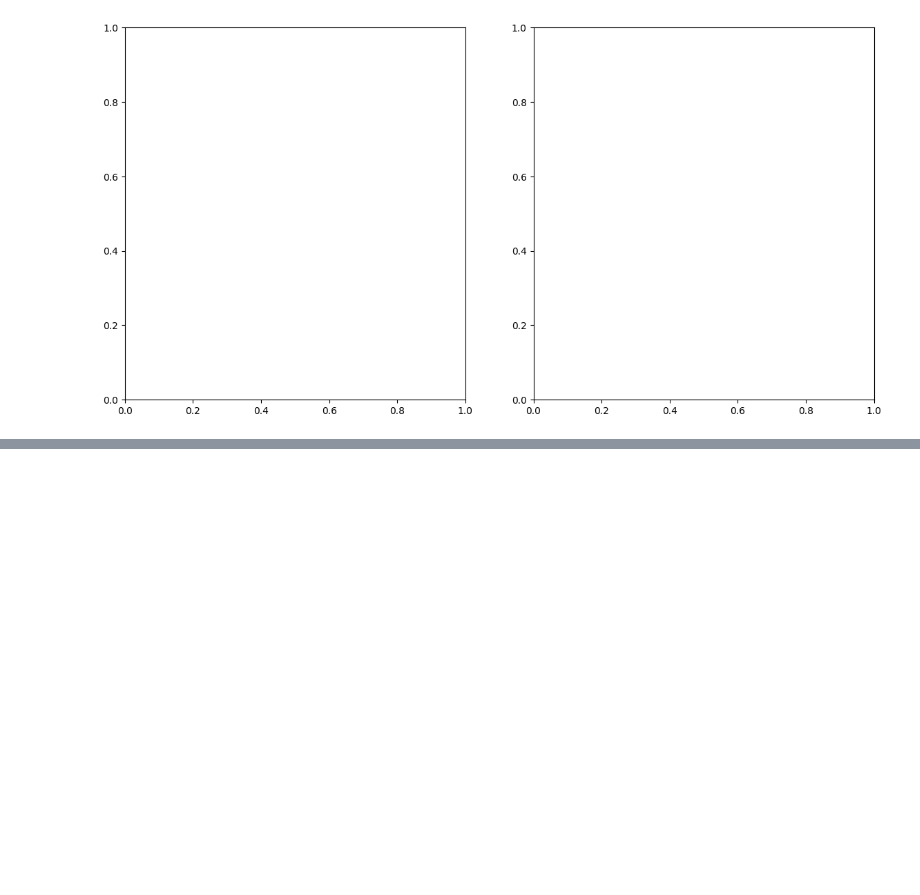
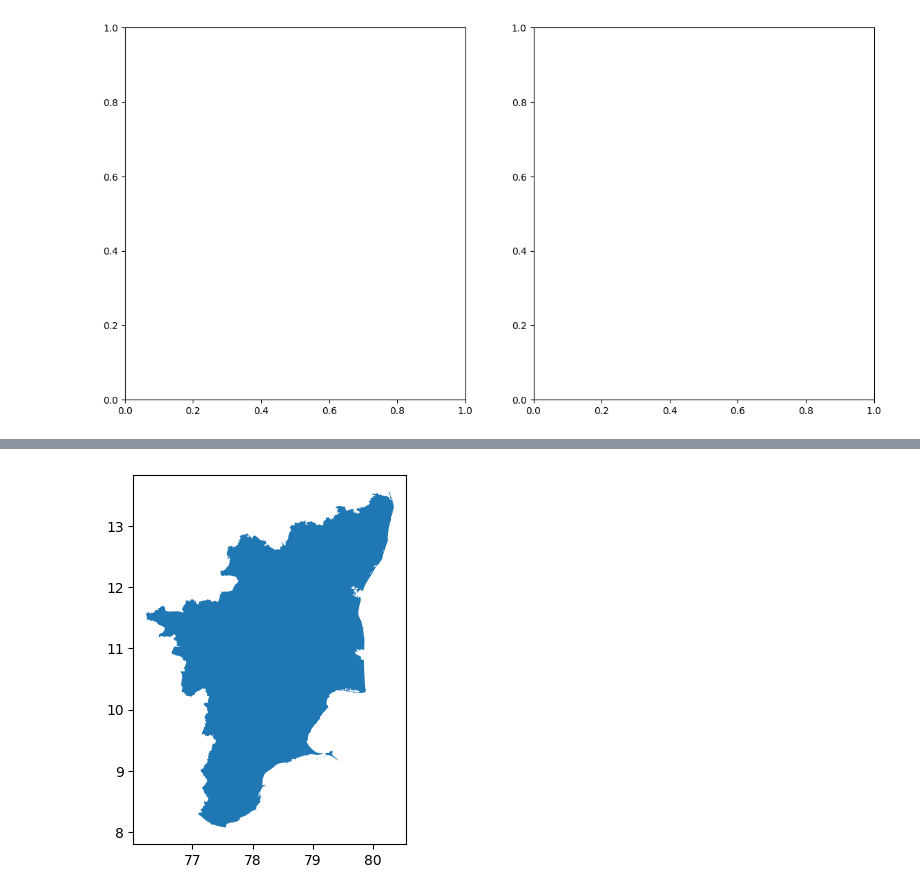
Before and after one commit to squishridyvi/Geographical-Distribution-Mapping-of-Dravidian-Languages-, a Jupyter notebook: Geographical Distribution of Dravidian Languages-Census-C-16.ipynb, the cells around one changed output, grey strips where cells are left out. Cells and saved outputs as stored; diff of their text form; code cells hidden in the pictures; blank space fills up the shorter version.

```diff
--- a/Geographical Distribution of Dravidian Languages-Census-C-16.ipynb
+++ b/Geographical Distribution of Dravidian Languages-Census-C-16.ipynb
@@ -1756,0 +1829,5 @@ fig, ax = plt.subplots(1, 2, figsize=(14,7))
+# %%
+tamilnadu_shape = india_states[india_states["NAME_1"] == "Tamil Nadu"]
+tamilnadu_shape.plot();
+# %% [output]
+[figure, added]
```
Also changed, not shown: parts of 28 cells of this notebook.
